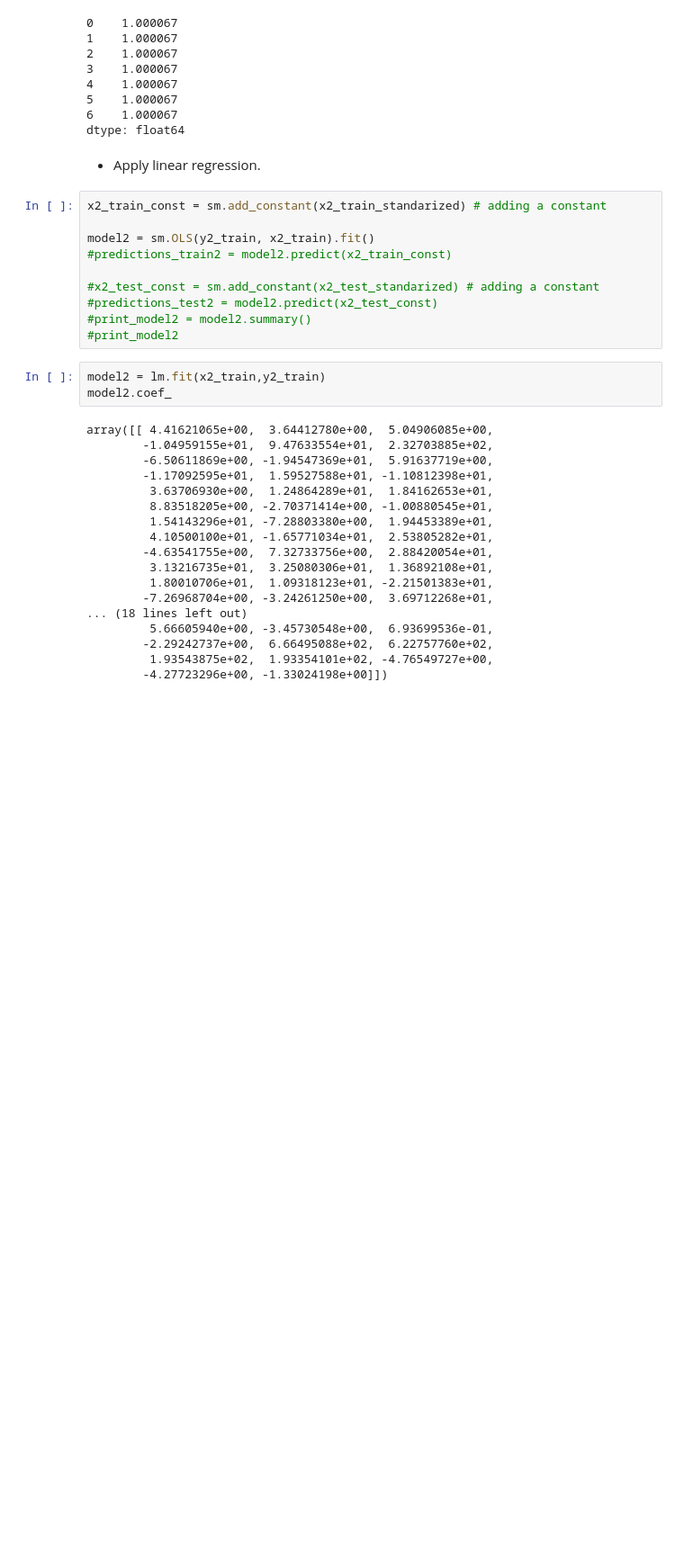
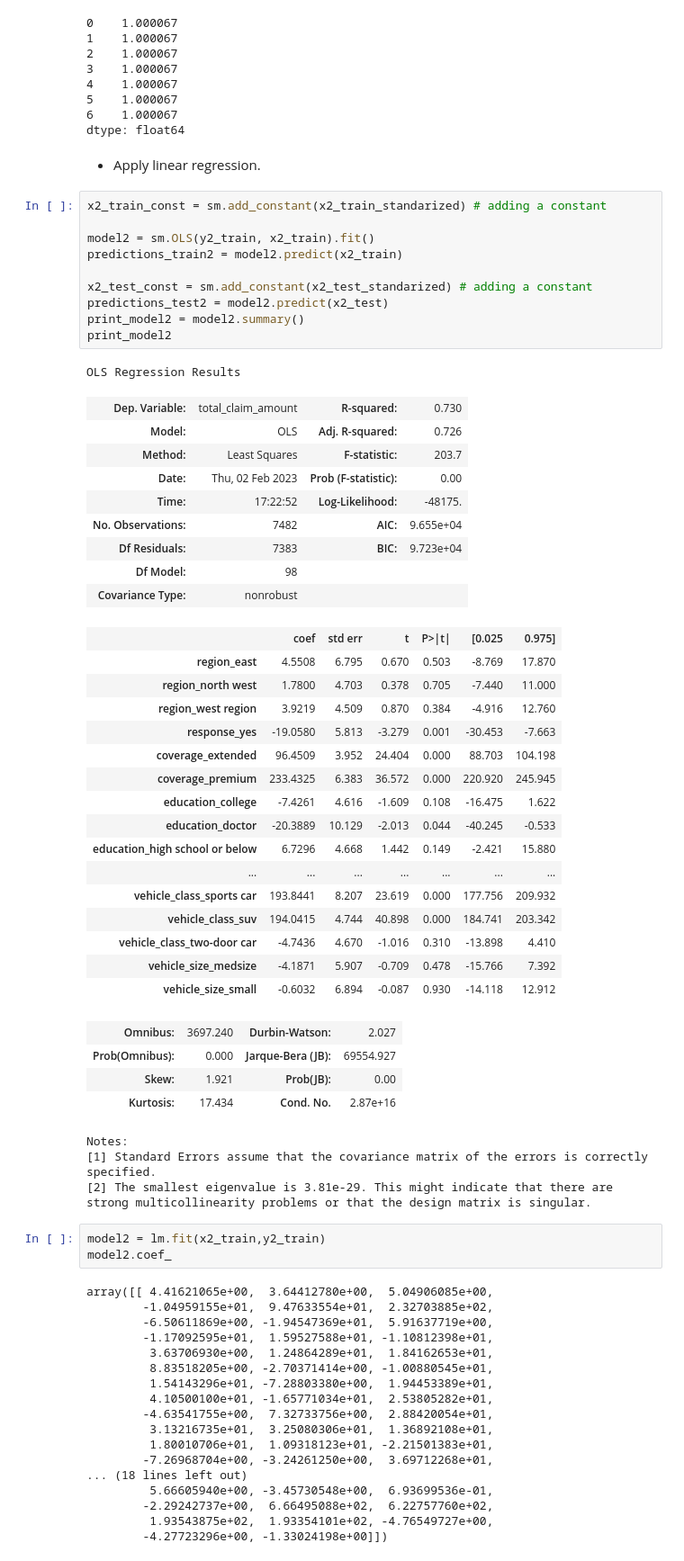
Before and after one commit to MLB-95/IH_LABS, a Jupyter notebook: LABS/week4/linear regression.ipynb, the cells around one changed output. Shown at 90% size. Drawn from its saved outputs; the diff is of its cells as text; blank space fills up the shorter version.

```diff
--- a/LABS/week4/linear regression.ipynb
+++ b/LABS/week4/linear regression.ipynb
@@ -384,13 +384,48 @@ dtype: float64
 # %%
 x2_train_const = sm.add_constant(x2_train_standarized) # adding a constant
 
 model2 = sm.OLS(y2_train, x2_train).fit()
-#predictions_train2 = model2.predict(x2_train_const)
+predictions_train2 = model2.predict(x2_train)
 
-#x2_test_const = sm.add_constant(x2_test_standarized) # adding a constant
-#predictions_test2 = model2.predict(x2_test_const)
-#print_model2 = model2.summary()
-#print_model2
+x2_test_const = sm.add_constant(x2_test_standarized) # adding a constant
+predictions_test2 = model2.predict(x2_test)
+print_model2 = model2.summary()
+print_model2
+# %% [output]
+OLS Regression Results
+| Dep. Variable: | total_claim_amount | R-squared: | 0.730 |
+| Model: | OLS | Adj. R-squared: | 0.726 |
+| Method: | Least Squares | F-statistic: | 203.7 |
+| Date: | Thu, 02 Feb 2023 | Prob (F-statistic): | 0.00 |
+| Time: | 17:22:52 | Log-Likelihood: | -48175. |
+| No. Observations: | 7482 | AIC: | 9.655e+04 |
+| Df Residuals: | 7383 | BIC: | 9.723e+04 |
+| Df Model: | 98 |  |  |
+| Covariance Type: | nonrobust |  |  |
+|  | coef | std err | t | P>|t| | [0.025 | 0.975] |
+| region_east | 4.5508 | 6.795 | 0.670 | 0.503 | -8.769 | 17.870 |
+| region_north west | 1.7800 | 4.703 | 0.378 | 0.705 | -7.440 | 11.000 |
+| region_west region | 3.9219 | 4.509 | 0.870 | 0.384 | -4.916 | 12.760 |
+| response_yes | -19.0580 | 5.813 | -3.279 | 0.001 | -30.453 | -7.663 |
+| coverage_extended | 96.4509 | 3.952 | 24.404 | 0.000 | 88.703 | 104.198 |
+| coverage_premium | 233.4325 | 6.383 | 36.572 | 0.000 | 220.920 | 245.945 |
+| education_college | -7.4261 | 4.616 | -1.609 | 0.108 | -16.475 | 1.622 |
+| education_doctor | -20.3889 | 10.129 | -2.013 | 0.044 | -40.245 | -0.533 |
+| education_high school or below | 6.7296 | 4.668 | 1.442 | 0.149 | -2.421 | 15.880 |
+| ... | ... | ... | ... | ... | ... | ... |
+| vehicle_class_sports car | 193.8441 | 8.207 | 23.619 | 0.000 | 177.756 | 209.932 |
+| vehicle_class_suv | 194.0415 | 4.744 | 40.898 | 0.000 | 184.741 | 203.342 |
+| vehicle_class_two-door car | -4.7436 | 4.670 | -1.016 | 0.310 | -13.898 | 4.410 |
+| vehicle_size_medsize | -4.1871 | 5.907 | -0.709 | 0.478 | -15.766 | 7.392 |
+| vehicle_size_small | -0.6032 | 6.894 | -0.087 | 0.930 | -14.118 | 12.912 |
+| Omnibus: | 3697.240 | Durbin-Watson: | 2.027 |
+| Prob(Omnibus): | 0.000 | Jarque-Bera (JB): | 69554.927 |
+| Skew: | 1.921 | Prob(JB): | 0.00 |
+| Kurtosis: | 17.434 | Cond. No. | 2.87e+16 |
+Notes:
+[1] Standard Errors assume that the covariance matrix of the errors is correctly specified.
+[2] The smallest eigenvalue is 3.81e-29. This might indicate that there are
+strong multicollinearity problems or that the design matrix is singular.
 # %%
 model2 = lm.fit(x2_train,y2_train)
 model2.coef_
```
Also changed, not shown: parts of 2 cells of this notebook.
